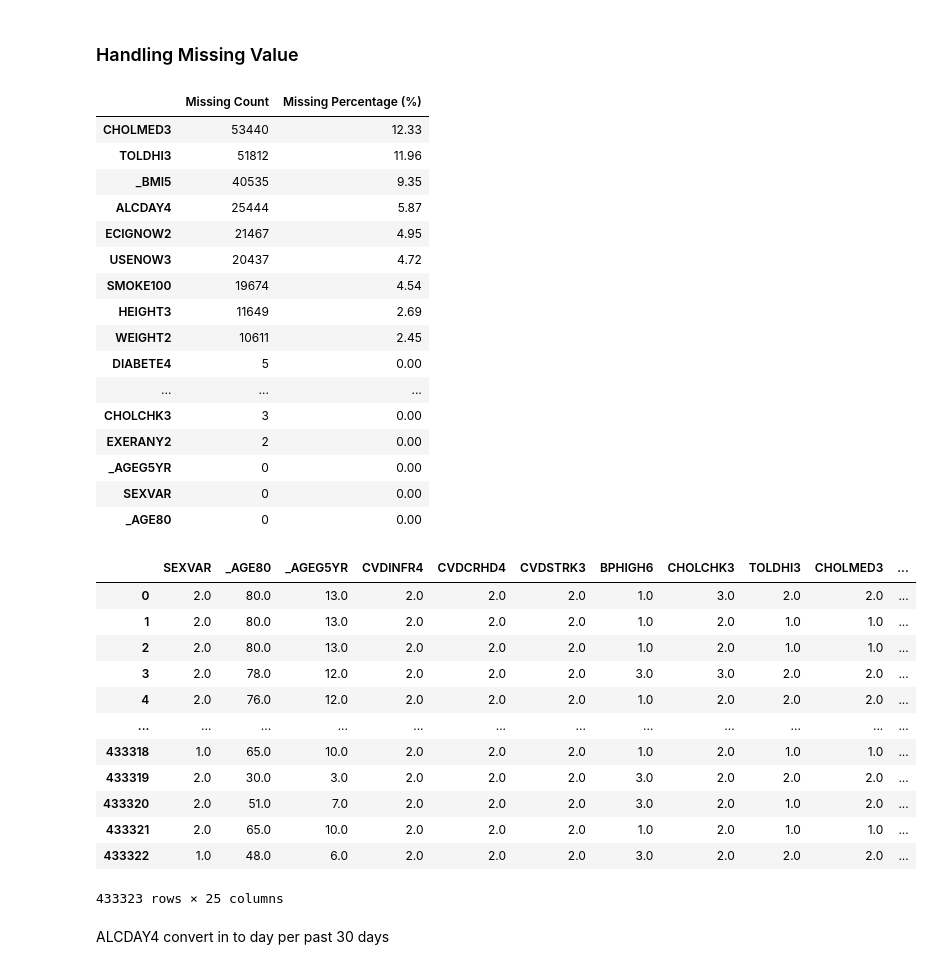
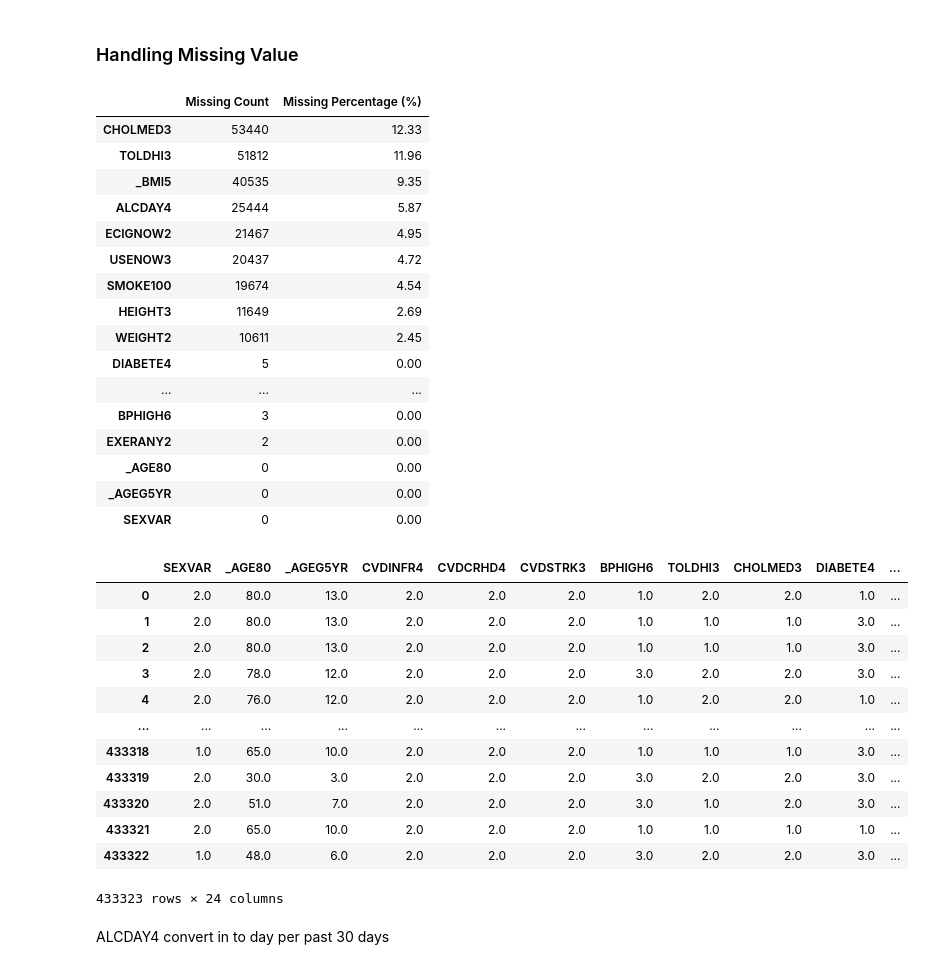
Before and after one commit to Huy1996/CMPE-257---Group-1, a Jupyter notebook: data_cleaning.ipynb, the cells around one changed output. Saved outputs shown, nothing was run; the diff lists cells and outputs as text; code cells hidden in the pictures.

```diff
--- a/data_cleaning.ipynb
+++ b/data_cleaning.ipynb
@@ -10,6 +10,15 @@ import math
 
 from extract_label import parse_sas_html
 from pprint import pprint
+# %%
+# Configuration
+from IPython.core.interactiveshell import InteractiveShell
+InteractiveShell.ast_node_interactivity = 'all'
+pd.set_option('display.max_columns', 500)
+
+# Filter Warning
+import warnings
+warnings.filterwarnings('ignore')
 # %%
 df = pd.read_csv("data.csv")
 df.info()
@@ -205,7 +212,7 @@ selected_features = [
     "CVDINFR4", "CVDCRHD4", "CVDSTRK3",
 
     # Cholesterol and Blood Pressure
-    "BPHIGH6", "CHOLCHK3", "TOLDHI3", "CHOLMED3",
+    "BPHIGH6", "TOLDHI3", "CHOLMED3", # "CHOLCHK3",
 
     # Diabetes & Related Conditions
     "DIABETE4", "CHCKDNY2", "HAVARTH4",
@@ -279,10 +314,10 @@ pprint(value_labels_filtered)
 # %%
 # Category features list
-category_features = ['SEXVAR', '_AGEG5YR','BPHIGH6', 'CHCKDNY2', 'CHOLCHK3', 'CHOLMED3', 'CVDCRHD4', 'CVDINFR4', 'CVDSTRK3',
+category_features = ['SEXVAR', '_AGEG5YR','BPHIGH6', 'CHCKDNY2', 'CHOLMED3', 'CVDCRHD4', 'CVDINFR4', 'CVDSTRK3', # 'CHOLCHK3',
                      'DIABETE4', 'ECIGNOW2', 'EXERANY2', 'GENHLTH', 'HAVARTH4', 'SMOKE100', 'TOLDHI3', 'USENOW3']
 binary_features = ['SEXVAR', 'CHOLMED3', 'CVDCRHD4', 'CVDINFR4', 'CVDSTRK3', 'EXERANY2', 'HAVARTH4', 'SMOKE100', 'TOLDHI3']
 nominal_features = ['BPHIGH6', 'CHCKDNY2', 'DIABETE4']
-ordinal_features = ['_AGEG5YR', 'CHOLCHK3', 'ECIGNOW2', 'GENHLTH', 'USENOW3']
+ordinal_features = ['_AGEG5YR', 'ECIGNOW2', 'GENHLTH', 'USENOW3'] # 'CHOLCHK3',
 
 # Numerical Features list
 numeric_features = [feature for feature in selected_features if feature not in category_features]
@@ -399,32 +442,34 @@ missing_value_summary(df_filtered)
 | WEIGHT2 | 10611 | 2.45 |
 | DIABETE4 | 5 | 0.00 |
 | ... | ... | ... |
-| CHOLCHK3 | 3 | 0.00 |
+| BPHIGH6 | 3 | 0.00 |
 | EXERANY2 | 2 | 0.00 |
+| _AGE80 | 0 | 0.00 |
 | _AGEG5YR | 0 | 0.00 |
 | SEXVAR | 0 | 0.00 |
-| _AGE80 | 0 | 0.00 |
 # %%
 invalid_code = {7, 9}
 for col in category_features:
     if col != '_AGEG5YR':
         df_filtered.loc[:, col] = df_filtered[col].replace(invalid_code, np.nan)
-        df_filtered.loc[:, col] = df_filtered[col].fillna(df_filtered[col].mode()[0])
+    elif col == '_AGEG5YR':
+        df_filtered.loc[:, col] = df_filtered[col].replace({14}, np.nan)
+    df_filtered.loc[:, col] = df_filtered[col].fillna(df_filtered[col].mode()[0])
 df_filtered
 # %% [output]
-|  | SEXVAR | _AGE80 | _AGEG5YR | CVDINFR4 | CVDCRHD4 | CVDSTRK3 | BPHIGH6 | CHOLCHK3 | TOLDHI3 | CHOLMED3 | ... |
-| 0 | 2.0 | 80.0 | 13.0 | 2.0 | 2.0 | 2.0 | 1.0 | 3.0 | 2.0 | 2.0 | ... |
-| 1 | 2.0 | 80.0 | 13.0 | 2.0 | 2.0 | 2.0 | 1.0 | 2.0 | 1.0 | 1.0 | ... |
-| 2 | 2.0 | 80.0 | 13.0 | 2.0 | 2.0 | 2.0 | 1.0 | 2.0 | 1.0 | 1.0 | ... |
-| 3 | 2.0 | 78.0 | 12.0 | 2.0 | 2.0 | 2.0 | 3.0 | 3.0 | 2.0 | 2.0 | ... |
-| 4 | 2.0 | 76.0 | 12.0 | 2.0 | 2.0 | 2.0 | 1.0 | 2.0 | 2.0 | 2.0 | ... |
+|  | SEXVAR | _AGE80 | _AGEG5YR | CVDINFR4 | CVDCRHD4 | CVDSTRK3 | BPHIGH6 | TOLDHI3 | CHOLMED3 | DIABETE4 | ... |
+| 0 | 2.0 | 80.0 | 13.0 | 2.0 | 2.0 | 2.0 | 1.0 | 2.0 | 2.0 | 1.0 | ... |
+| 1 | 2.0 | 80.0 | 13.0 | 2.0 | 2.0 | 2.0 | 1.0 | 1.0 | 1.0 | 3.0 | ... |
+| 2 | 2.0 | 80.0 | 13.0 | 2.0 | 2.0 | 2.0 | 1.0 | 1.0 | 1.0 | 3.0 | ... |
+| 3 | 2.0 | 78.0 | 12.0 | 2.0 | 2.0 | 2.0 | 3.0 | 2.0 | 2.0 | 3.0 | ... |
+| 4 | 2.0 | 76.0 | 12.0 | 2.0 | 2.0 | 2.0 | 1.0 | 2.0 | 2.0 | 1.0 | ... |
 | ... | ... | ... | ... | ... | ... | ... | ... | ... | ... | ... | ... |
-| 433318 | 1.0 | 65.0 | 10.0 | 2.0 | 2.0 | 2.0 | 1.0 | 2.0 | 1.0 | 1.0 | ... |
-| 433319 | 2.0 | 30.0 | 3.0 | 2.0 | 2.0 | 2.0 | 3.0 | 2.0 | 2.0 | 2.0 | ... |
-| 433320 | 2.0 | 51.0 | 7.0 | 2.0 | 2.0 | 2.0 | 3.0 | 2.0 | 1.0 | 2.0 | ... |
-| 433321 | 2.0 | 65.0 | 10.0 | 2.0 | 2.0 | 2.0 | 1.0 | 2.0 | 1.0 | 1.0 | ... |
-| 433322 | 1.0 | 48.0 | 6.0 | 2.0 | 2.0 | 2.0 | 3.0 | 2.0 | 2.0 | 2.0 | ... |
+| 433318 | 1.0 | 65.0 | 10.0 | 2.0 | 2.0 | 2.0 | 1.0 | 1.0 | 1.0 | 3.0 | ... |
+| 433319 | 2.0 | 30.0 | 3.0 | 2.0 | 2.0 | 2.0 | 3.0 | 2.0 | 2.0 | 3.0 | ... |
+| 433320 | 2.0 | 51.0 | 7.0 | 2.0 | 2.0 | 2.0 | 3.0 | 1.0 | 2.0 | 3.0 | ... |
+| 433321 | 2.0 | 65.0 | 10.0 | 2.0 | 2.0 | 2.0 | 1.0 | 1.0 | 1.0 | 1.0 | ... |
+| 433322 | 1.0 | 48.0 | 6.0 | 2.0 | 2.0 | 2.0 | 3.0 | 2.0 | 2.0 | 3.0 | ... |
-433323 rows × 25 columns
+433323 rows × 24 columns
 # %%
 def plot(df: pd.DataFrame, col: str):
     # Create a figure with 2 subplots: 1 row, 2 columns
```
Also changed, not shown: parts of 15 cells of this notebook, 1 other file.
